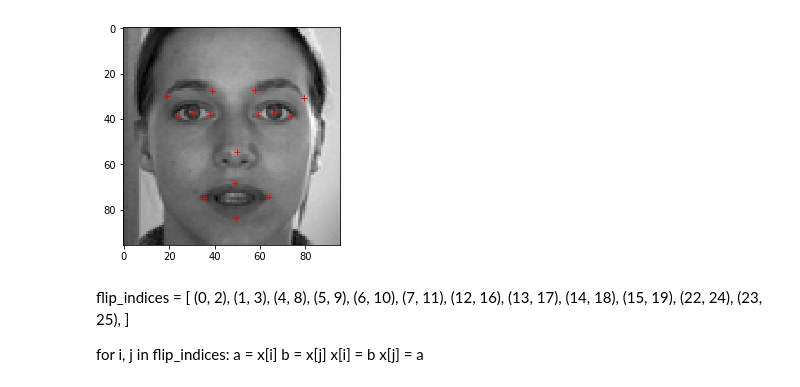
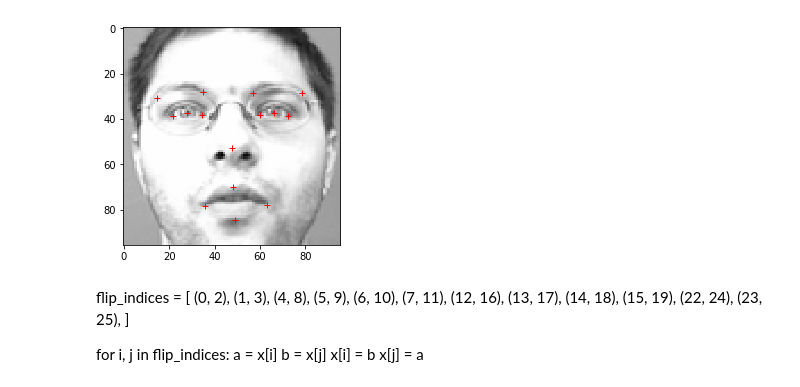
Before and after one commit to aurelius23/facial_keypoint_detection, a Jupyter notebook: facial.ipynb, the cells around one changed output. Cells and saved outputs as stored; diff of their text form; code cells hidden in the pictures.

```diff
--- a/facial.ipynb
+++ b/facial.ipynb
@@ -13,9 +36,9 @@ from helper import *
 # %%
 (data1,data2) = load_data()
 # %%
-plot_image(data1,12,True)
+plot_image(data1,22,True)
 # %% [output]
-[figure, old version]
+[figure, new version]
 # %% [markdown]
 flip_indices = [
     (0, 2), (1, 3),
```
Also changed, not shown: parts of 14 cells of this notebook, 1 other file.
